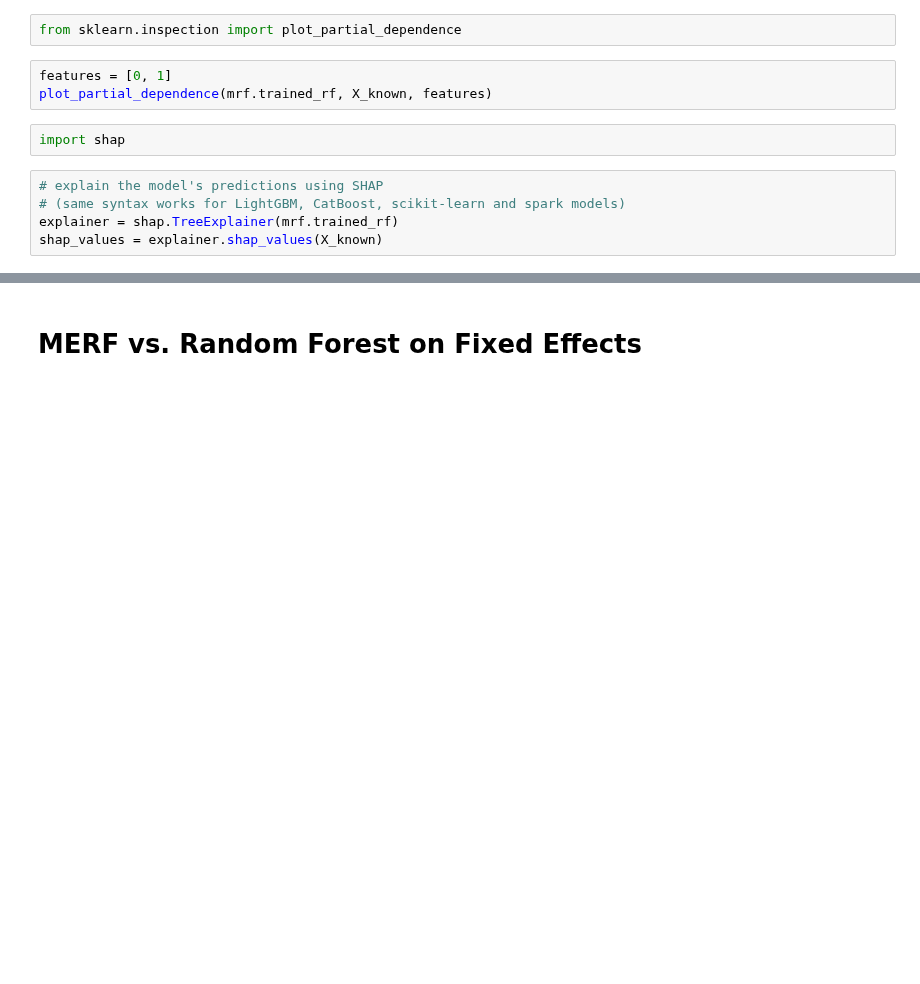
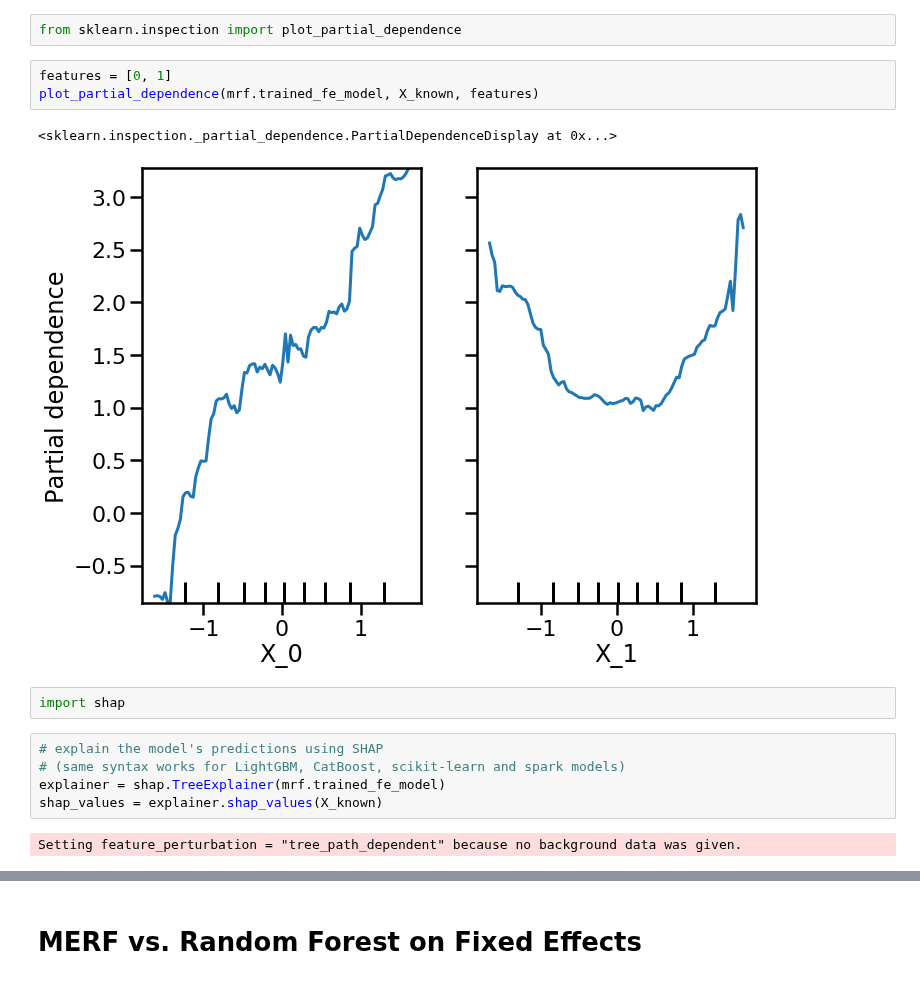
Before and after one commit to manifoldai/merf, a Jupyter notebook: notebooks/MERF Example.ipynb, the cells around one changed output, grey strips where cells are left out. Cells and saved outputs as stored; diff of their text form; blank space fills up the shorter version.

```diff
--- a/notebooks/MERF Example.ipynb
+++ b/notebooks/MERF Example.ipynb
@@ -170,14 +223,19 @@ mrf.trained_rf
 from sklearn.inspection import plot_partial_dependence
 # %%
 features = [0, 1]
-plot_partial_dependence(mrf.trained_rf, X_known, features)
+plot_partial_dependence(mrf.trained_fe_model, X_known, features)
+# %% [output]
+<sklearn.inspection._partial_dependence.PartialDependenceDisplay at 0x...>
+[figure, added]
 # %%
 import shap
 # %%
 # explain the model's predictions using SHAP
 # (same syntax works for LightGBM, CatBoost, scikit-learn and spark models)
-explainer = shap.TreeExplainer(mrf.trained_rf)
+explainer = shap.TreeExplainer(mrf.trained_fe_model)
 shap_values = explainer.shap_values(X_known)
+# %% [output]
+Setting feature_perturbation = "tree_path_dependent" because no background data was given.
 # %%
 # summarize the effects of all the features
 shap.summary_plot(shap_values, X_known)
```
Also changed, not shown: parts of 20 cells of this notebook, 1 other file.
